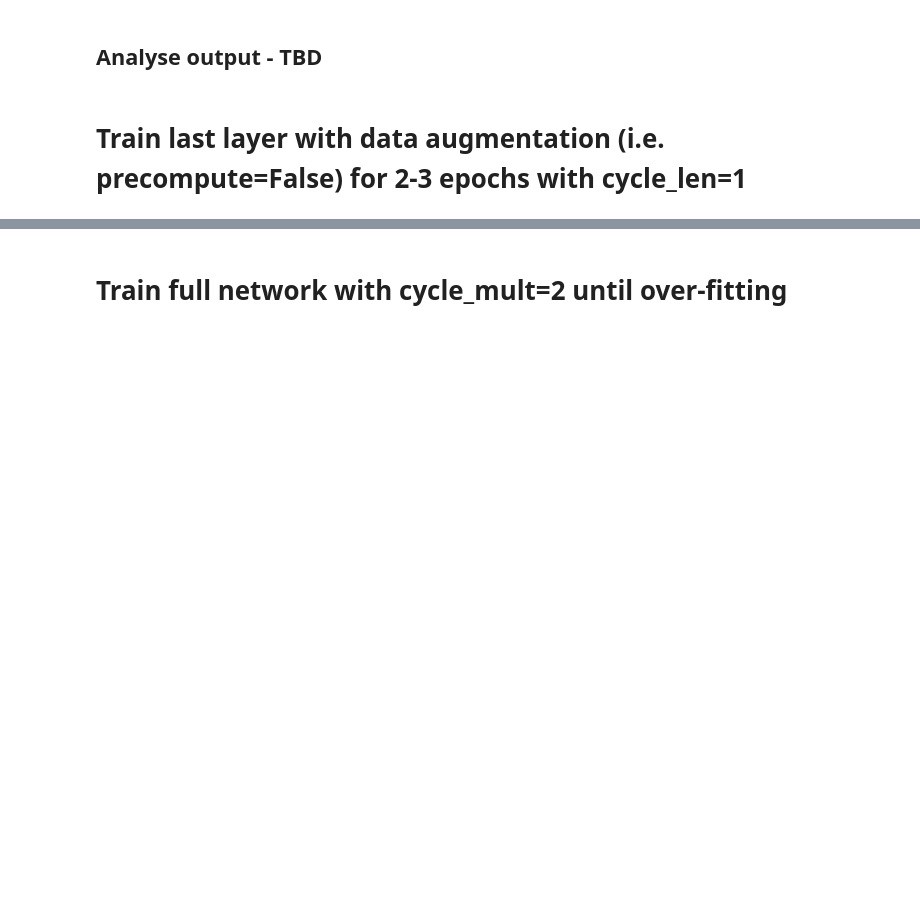
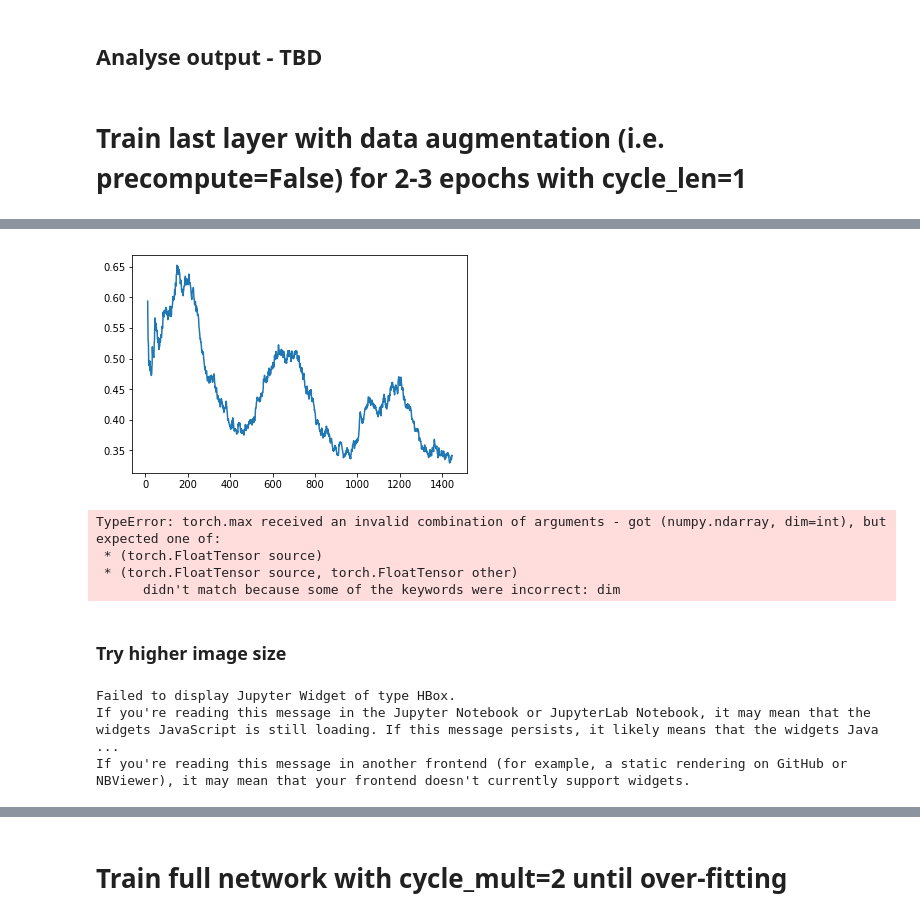
Before and after one commit to synaplasticity/fastai, a Jupyter notebook: courses/dl1/dog-breeds-CNN.ipynb, the cells around one changed output, grey strips where cells are left out. Cells and saved outputs as stored; diff of their text form; code cells hidden in the pictures; blank space fills up the shorter version.

Commit message:
Trying Jeremy's example for class 2

```diff
--- a/courses/dl1/dog-breeds-CNN.ipynb
+++ b/courses/dl1/dog-breeds-CNN.ipynb
@@ -178,2 +254,25 @@ If you're reading this message in another frontend (for example, a static render
+# %%
+learn.sched.plot_loss()
+# %% [output]
+[figure, added]
+# %%
+log_preds, y = learn.TTA()
+#probs = np.mean(np.exp(log_preds), 0)
+#accuracy(probs, y), metrics.log_loss(y, probs)
+probs = np.exp(log_preds)
+accuracy(log_preds, y), metrics.log_loss(y, probs)
+# %% [output]
+TypeError: torch.max received an invalid combination of arguments - got (numpy.ndarray, dim=int), but expected one of:
+ * (torch.FloatTensor source)
+ * (torch.FloatTensor source, torch.FloatTensor other)
+      didn't match because some of the keywords were incorrect: dim
 # %%
 learn.save(f'{project_name}_last_layer_{size}')
+# %% [markdown]
+### Try higher image size
+# %%
+learn.set_data(get_data(299, 300, 350, bs))
+# %% [output]
+Failed to display Jupyter Widget of type HBox.
+If you're reading this message in the Jupyter Notebook or JupyterLab Notebook, it may mean that the widgets JavaScript is still loading. If this message persists, it likely means that the widgets Java ...
+If you're reading this message in another frontend (for example, a static rendering on GitHub or NBViewer), it may mean that your frontend doesn't currently support widgets.
```
Also changed, not shown: parts of 65 cells of this notebook.
